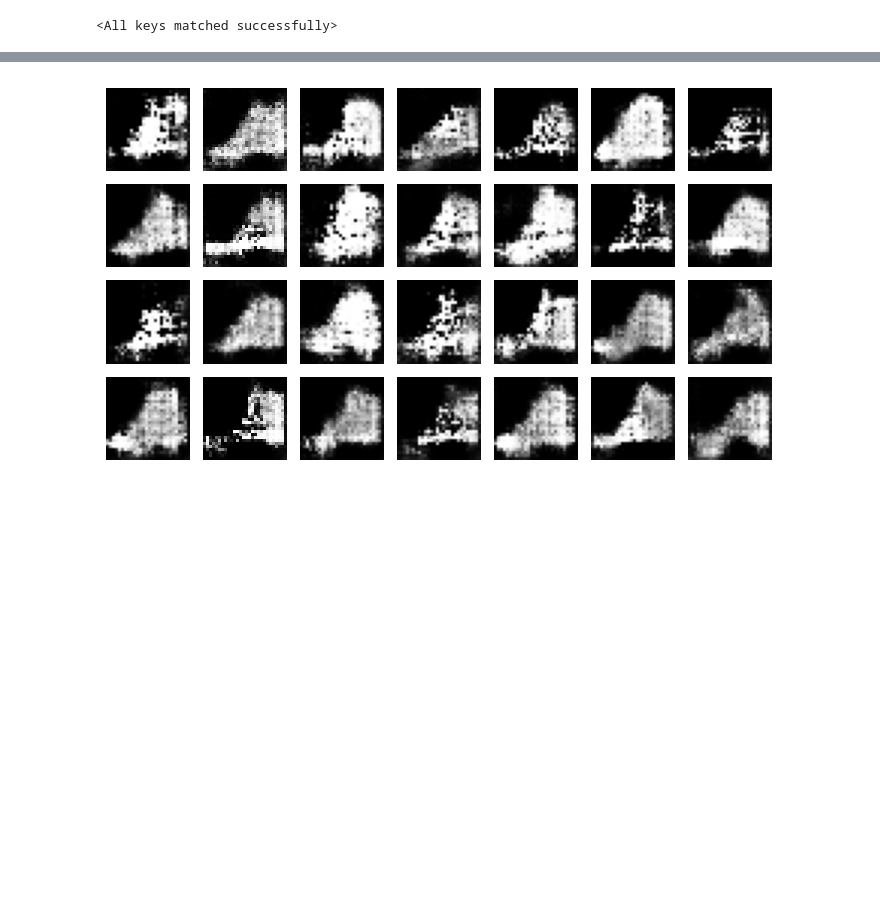
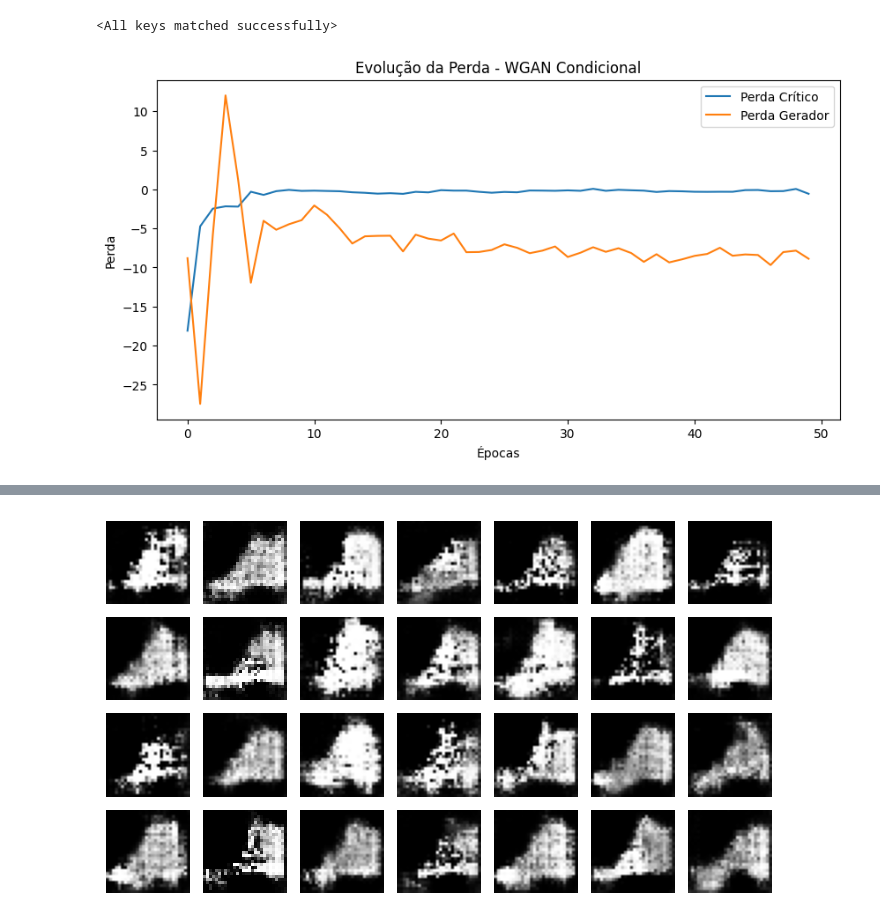
Before and after one commit to davialmeida135/GenAI, a Jupyter notebook: 05 - WGAN Condicional/tarefa05.ipynb, the cells around one changed output, grey strips where cells are left out. Saved outputs shown, nothing was run; the diff lists cells and outputs as text; code cells hidden in the pictures; blank space fills up the shorter version.

```diff
--- a/05 - WGAN Condicional/tarefa05.ipynb
+++ b/05 - WGAN Condicional/tarefa05.ipynb
@@ -424,6 +432,18 @@ modelo_gerador = Gerador(z_dim)
 modelo_gerador.load_state_dict(torch.load("wgan_ruim.pth", weights_only=False))
 # %% [output]
 <All keys matched successfully>
+# %%
+# Plotar evolução da loss para discriminador e gerador
+plt.figure(figsize=(10, 5))
+plt.plot(hist_loss_discriminador, label="Perda Crítico")
+plt.plot(hist_loss_gerador, label="Perda Gerador")
+plt.xlabel("Épocas")
+plt.ylabel("Perda")
+plt.legend()
+plt.title("Evolução da Perda - WGAN Condicional")
+plt.show()
+# %% [output]
+[figure, added]
 # %%
 # Gera dados falsos com vetores latentes aleatórios e rótulos aleatórios
 def gerar_aleatorio(modelo_gerador, device, z_dim=100, n_images=20, num_classes=10):
```
Also changed, not shown: parts of 3 cells of this notebook, 12 other files.
